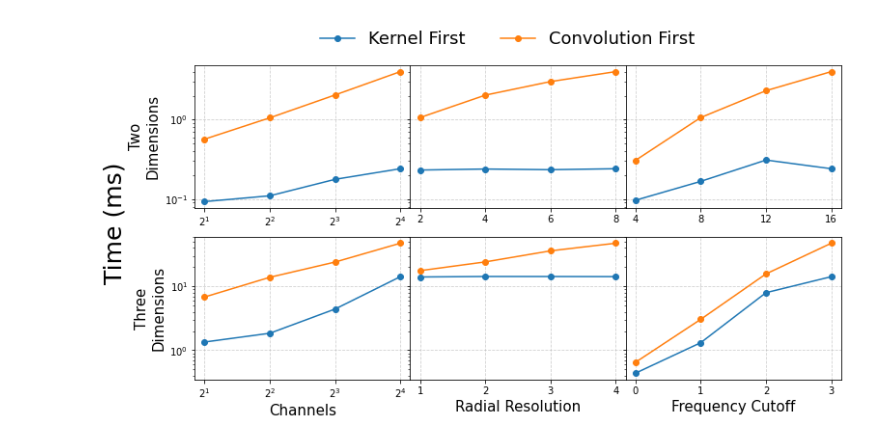
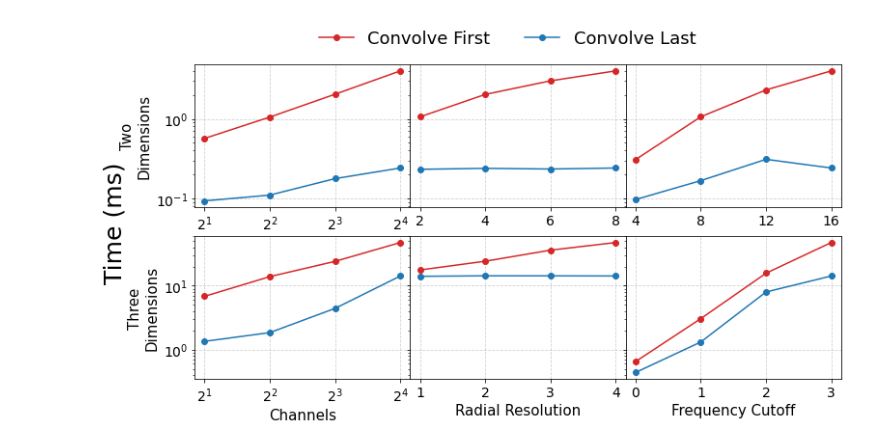
Before and after one commit to SoumyabrataKundu/Steerable, a Jupyter notebook: Time/Time.ipynb, the cells around one changed output. Saved outputs shown, nothing was run; the diff lists cells and outputs as text; code cells hidden in the pictures.

```diff
--- a/Time/Time.ipynb
+++ b/Time/Time.ipynb
@@ -13,47 +13,51 @@ fig, axes = plt.subplots(nrows=2, ncols=3, sharey='row', gridspec_kw={'wspace':0
 
 fig.set_size_inches(12,6)
 
-axes[0,0].plot([2, 4, 8, 16], times2d[:,0,-1,-1,0,0], 'o-', label='Kernel First')
-axes[0,0].plot([2, 4, 8, 16], times2d[:,0,-1,-1,1,0], 'o-', label='Convolution First')
+colors = ['#d62728', '#1f77b4']
+
+
+axes[0,0].plot([2, 4, 8, 16], times2d[:,0,-1,-1,1,0], 'o-', color=colors[0], label='Convolve First')
+axes[0,0].plot([2, 4, 8, 16], times2d[:,0,-1,-1,0,0], 'o-', color=colors[1], label='Convolve Last')
 axes[0,0].set_xscale('log', base=2)
 axes[0,0].set_yscale('log')
 
-axes[0,1].plot([2, 4, 6, 8], times2d[-1,0,:,-1,0,0], 'o-')
-axes[0,1].plot([2, 4, 6, 8], times2d[-1,0,:,-1,1,0], 'o-')
+axes[0,1].plot([2, 4, 6, 8], times2d[-1,0,:,-1,1,0], 'o-', color=colors[0])
+axes[0,1].plot([2, 4, 6, 8], times2d[-1,0,:,-1,0,0], 'o-', color=colors[1])
 axes[0,1].set_xticks([2, 4, 6, 8])
 
-axes[0,2].plot([4, 8, 12, 16], times2d[-1,0,-1,:,0,0], 'o-')
-axes[0,2].plot([4, 8, 12, 16], times2d[-1,0,-1,:,1,0], 'o-')
+axes[0,2].plot([4, 8, 12, 16], times2d[-1,0,-1,:,1,0], 'o-', color=colors[0])
+axes[0,2].plot([4, 8, 12, 16], times2d[-1,0,-1,:,0,0], 'o-', color=colors[1])
 axes[0,2].set_xticks([4, 8, 12, 16])
 
-axes[1,0].plot([2, 4, 8, 16], times3d[:,0,-1,-1,0,0], 'o-')
-axes[1,0].plot([2, 4, 8, 16], times3d[:,0,-1,-1,1,0], 'o-')
+axes[1,0].plot([2, 4, 8, 16], times3d[:,0,-1,-1,1,0], 'o-', color=colors[0])
+axes[1,0].plot([2, 4, 8, 16], times3d[:,0,-1,-1,0,0], 'o-', color=colors[1])
 axes[1,0].set_xscale('log', base=2)
 axes[1,0].set_xlabel('Channels', size=15)
 axes[1,0].set_yscale('log')
 
-axes[1,1].plot([1, 2, 3, 4], times3d[-1,0,:,-1,0,0], 'o-')
-axes[1,1].plot([1, 2, 3, 4], times3d[-1,0,:,-1,1,0], 'o-')
+axes[1,1].plot([1, 2, 3, 4], times3d[-1,0,:,-1,1,0], 'o-', color=colors[0])
+axes[1,1].plot([1, 2, 3, 4], times3d[-1,0,:,-1,0,0], 'o-', color=colors[1])
 axes[1,1].set_xticks([1, 2, 3, 4])
 axes[1,1].set_xlabel('Radial Resolution', size=15)
 
-axes[1,2].plot([0, 1, 2, 3], times3d[-1,0,-1,:,0,0], 'o-')
-axes[1,2].plot([0, 1, 2, 3], times3d[-1,0,-1,:,1,0], 'o-')
+axes[1,2].plot([0, 1, 2, 3], times3d[-1,0,-1,:,1,0], 'o-', color=colors[0])
+axes[1,2].plot([0, 1, 2, 3], times3d[-1,0,-1,:,0,0], 'o-', color=colors[1])
 axes[1,2].set_xticks([0, 1, 2, 3])
 axes[1,2].set_xlabel('Frequency Cutoff', size=15)
 
 axes[0,0].set_ylabel('Two\nDimensions', size=15)
 axes[1,0].set_ylabel('Three\nDimensions', size=15)
 
 for ax in axes.flatten():
     ax.grid(linestyle="--", alpha=0.6)
+    ax.tick_params(axis='both', which='major', labelsize=14)
 
 handles, labels = axes[0][0].get_legend_handles_labels()
 fig.legend(handles, labels, loc="upper center", bbox_to_anchor=(0.5, 1.0),
            ncol=3, frameon=False, fontsize=18)
 
 fig.supylabel("Time (ms)", fontsize=25, x=0.015)
 
 plt.show()
 # %% [output]
-[figure, old version]
+[figure, new version]
```
Also changed, not shown: 3 other files.
